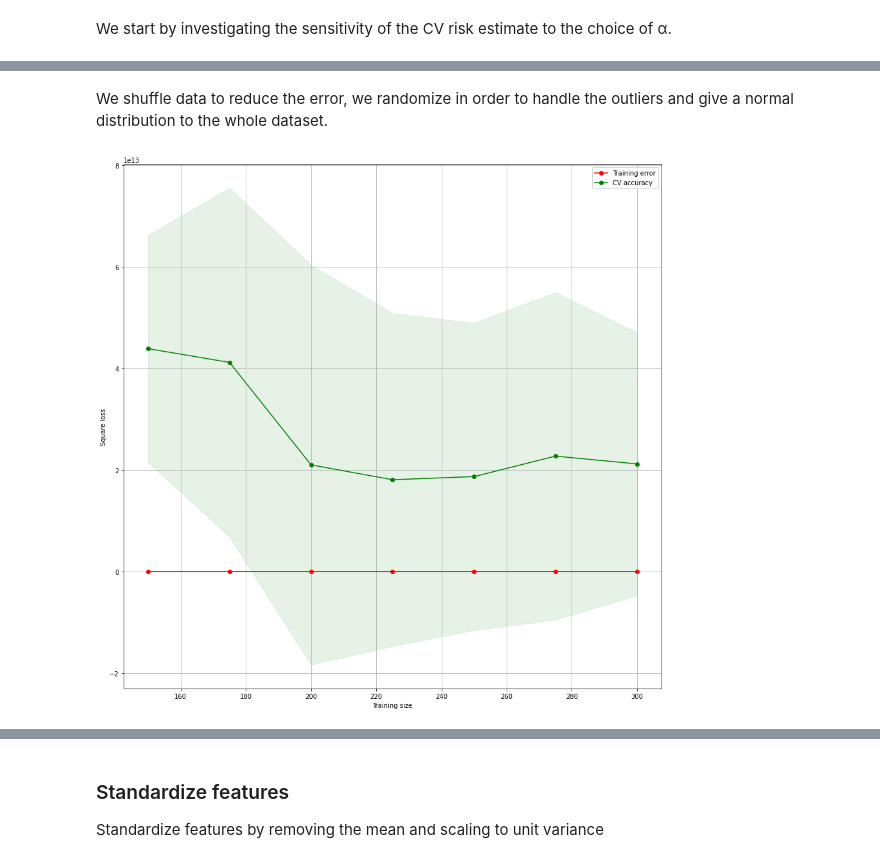
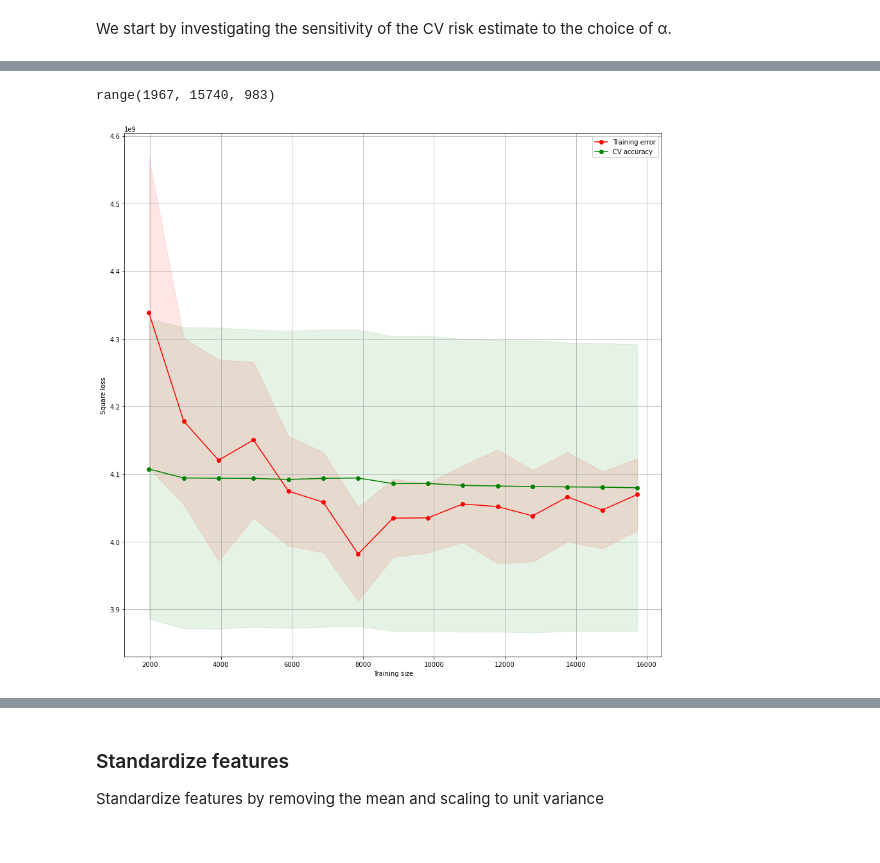
Before and after one commit to mikymaione/HousingPrices, a Jupyter notebook: Source code/HousingPrices/Miky.ipynb, the cells around one changed output, grey strips where cells are left out. Saved outputs shown, nothing was run; the diff lists cells and outputs as text; code cells hidden in the pictures.

```diff
--- a/Source code/HousingPrices/Miky.ipynb
+++ b/Source code/HousingPrices/Miky.ipynb
@@ -114,6 +118,9 @@ data_frame.head()
 Here is the distribution of the values of the target variable "median_house_value".
 It looks like a normal distribution with a group of outliers on the highest value of the house.
 # %%
+outliers = data_frame[data_frame[column_to_predict] == 500001].index
+data_frame.drop(outliers , inplace=True)
+
 plt.figure(figsize=(15, 15))
 plt.title('Distribuzione dei valori di "median_house_value"')
 seaborn.distplot(data_frame[column_to_predict])
@@ -205,7 +212,7 @@ Delete the correlated features
 1. population
 2. total_rooms
 # %%
-columns_to_remove = ['population', 'total_rooms', column_to_predict]
+columns_to_remove = ['latitude', 'population', 'total_rooms', column_to_predict]
 columns_to_use = list(data_frame.columns)
 
 for u in columns_to_remove:
@@ -329,26 +338,33 @@ plt.show()
-# %% [markdown]
-We shuffle data to reduce the error, we randomize in order to handle the outliers and give a normal distribution to the whole dataset.
 # %%
-sizes = range(150, 301, 25)
-train_size, train_score, val_score = learning_curve(Ridge(alpha=1e-15, solver='svd', fit_intercept=fit_intercept, normalize=normalize), X, y, train_sizes=sizes, cv=5, scoring=RMS)
+min_ts = int(X.shape[0] * 0.1)
+max_ts = int(X.shape[0] * 0.8)
+step_ts = int(X.shape[0] * 0.05)
+sizes = range(min_ts, max_ts, step_ts)
+
+print(sizes)
+
+svd = Ridge(alpha=1e-15, solver='svd', fit_intercept=fit_intercept, normalize=normalize)
+
+train_size, train_score, val_score = learning_curve(svd, X, y, train_sizes=sizes, cv=5, scoring=RMS)
 
 train_score_mean = -numpy.mean(train_score, axis=1)
 train_score_std = numpy.std(train_score, axis=1)
 val_score_mean = -numpy.mean(val_score, axis=1)
 val_score_std = numpy.std(val_score, axis=1)
 
 plt.figure(figsize=(15, 15))
 plt.grid()
 
 plt.fill_between(sizes, train_score_mean - train_score_std, train_score_mean + train_score_std, alpha=0.1, color="r")
 plt.fill_between(sizes, val_score_mean - val_score_std, val_score_mean + val_score_std, alpha=0.1, color="g")
 
 plt.plot(sizes, train_score_mean, 'o-', color="r", label="Training error")
 plt.plot(sizes, val_score_mean, 'o-', color="g", label="CV accuracy")
 
 plt.legend()
 plt.xlabel('Training size')
 plt.ylabel('Square loss')
 plt.show()
 # %% [output]
+range(1967, 15740, 983)
-[figure, old version]
+[figure, new version]
```
Also changed, not shown: parts of 34 cells of this notebook.
